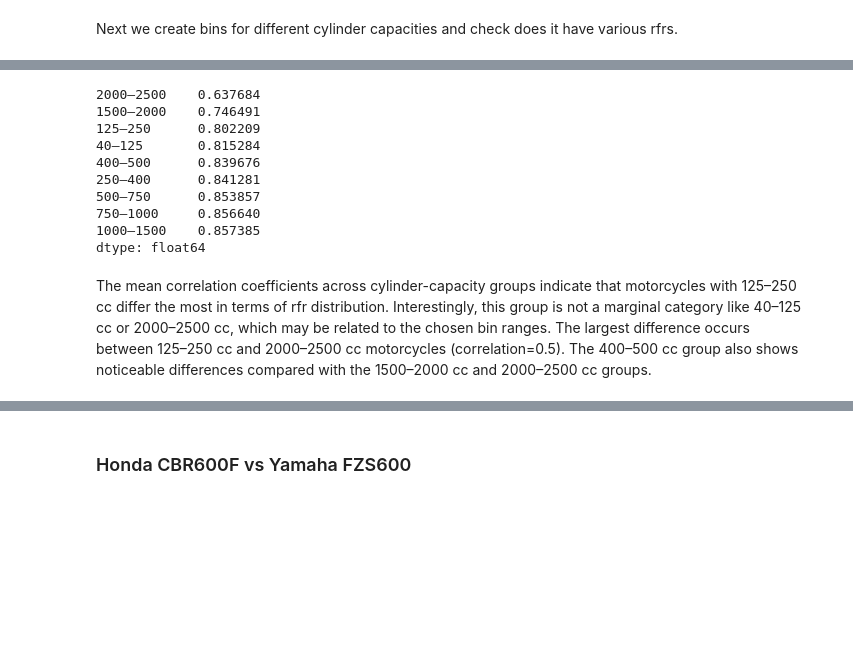
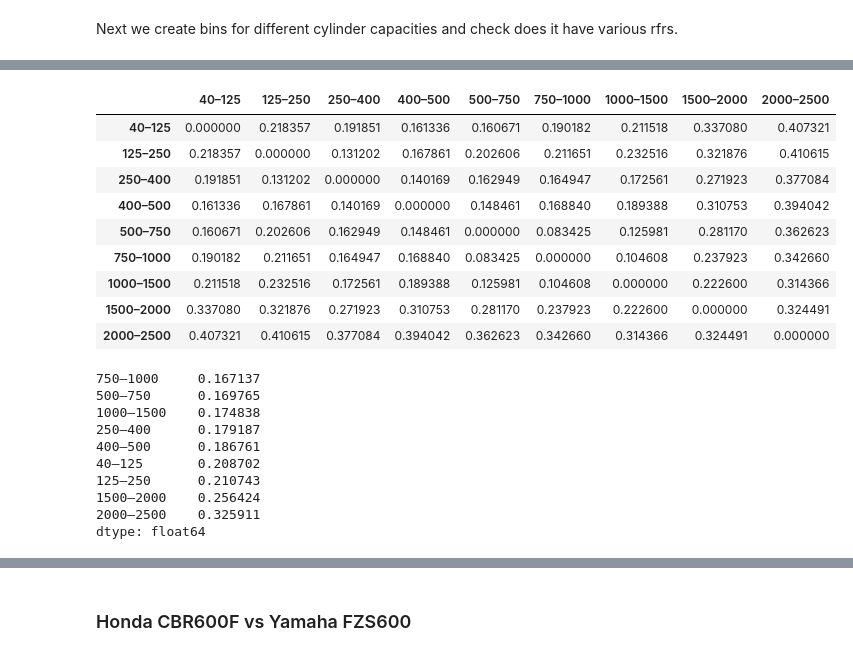
Before and after one commit to sttseitlin/MOT-test-for-motorcycles, a Jupyter notebook: moto.ipynb, the cells around one changed output, grey strips where cells are left out. Saved outputs shown, nothing was run; the diff lists cells and outputs as text; code cells hidden in the pictures; blank space fills up the shorter version.

```diff
--- a/moto.ipynb
+++ b/moto.ipynb
@@ -3566,18 +3571,29 @@ fig.update_yaxes(showticklabels=False, row=1, col=2)
 fig.show()
 # %% [output]
 [interactive output not drawn]
-# %%
-spearman_matrix.mean().sort_values()
-# %% [output]
-2000–2500    0.637684
-1500–2000    0.746491
-125–250      0.802209
-40–125       0.815284
-400–500      0.839676
-250–400      0.841281
-500–750      0.853857
-750–1000     0.856640
-1000–1500    0.857385
-dtype: float64
-# %% [markdown]
-The mean correlation coefficients across cylinder-capacity groups indicate that motorcycles with 125–250 cc differ the most in terms of rfr distribution. Interestingly, this group is not a marginal category like 40–125 cc or 2000–2500 cc, which may be related to the chosen bin ranges. The largest difference occurs between 125–250 cc and 2000–2500 cc motorcycles (correlation=0.5). The 400–500 cc group also shows noticeable differences compared with the 1500–2000 cc and 2000–2500 cc groups.
+# %%
+js_dist_matrix
+# %% [output]
+|  | 40–125 | 125–250 | 250–400 | 400–500 | 500–750 | 750–1000 | 1000–1500 | 1500–2000 | 2000–2500 |
+| 40–125 | 0.000000 | 0.218357 | 0.191851 | 0.161336 | 0.160671 | 0.190182 | 0.211518 | 0.337080 | 0.407321 |
+| 125–250 | 0.218357 | 0.000000 | 0.131202 | 0.167861 | 0.202606 | 0.211651 | 0.232516 | 0.321876 | 0.410615 |
+| 250–400 | 0.191851 | 0.131202 | 0.000000 | 0.140169 | 0.162949 | 0.164947 | 0.172561 | 0.271923 | 0.377084 |
+| 400–500 | 0.161336 | 0.167861 | 0.140169 | 0.000000 | 0.148461 | 0.168840 | 0.189388 | 0.310753 | 0.394042 |
+| 500–750 | 0.160671 | 0.202606 | 0.162949 | 0.148461 | 0.000000 | 0.083425 | 0.125981 | 0.281170 | 0.362623 |
+| 750–1000 | 0.190182 | 0.211651 | 0.164947 | 0.168840 | 0.083425 | 0.000000 | 0.104608 | 0.237923 | 0.342660 |
+| 1000–1500 | 0.211518 | 0.232516 | 0.172561 | 0.189388 | 0.125981 | 0.104608 | 0.000000 | 0.222600 | 0.314366 |
+| 1500–2000 | 0.337080 | 0.321876 | 0.271923 | 0.310753 | 0.281170 | 0.237923 | 0.222600 | 0.000000 | 0.324491 |
+| 2000–2500 | 0.407321 | 0.410615 | 0.377084 | 0.394042 | 0.362623 | 0.342660 | 0.314366 | 0.324491 | 0.000000 |
+# %%
+js_dist_matrix.mean().sort_values()
+# %% [output]
+750–1000     0.167137
+500–750      0.169765
+1000–1500    0.174838
+250–400      0.179187
+400–500      0.186761
+40–125       0.208702
+125–250      0.210743
+1500–2000    0.256424
+2000–2500    0.325911
+dtype: float64
```
Also changed, not shown: parts of 15 cells of this notebook.
